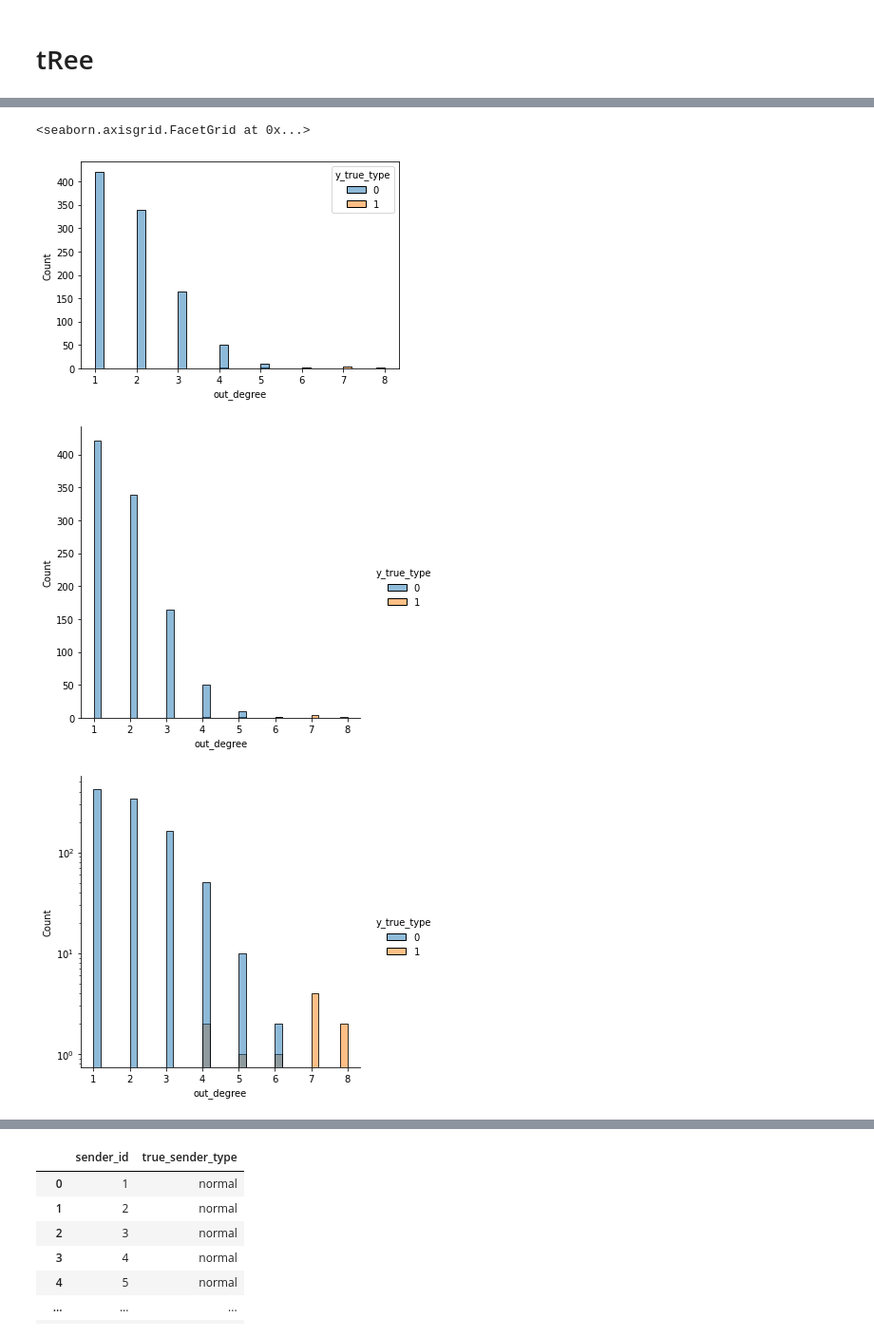
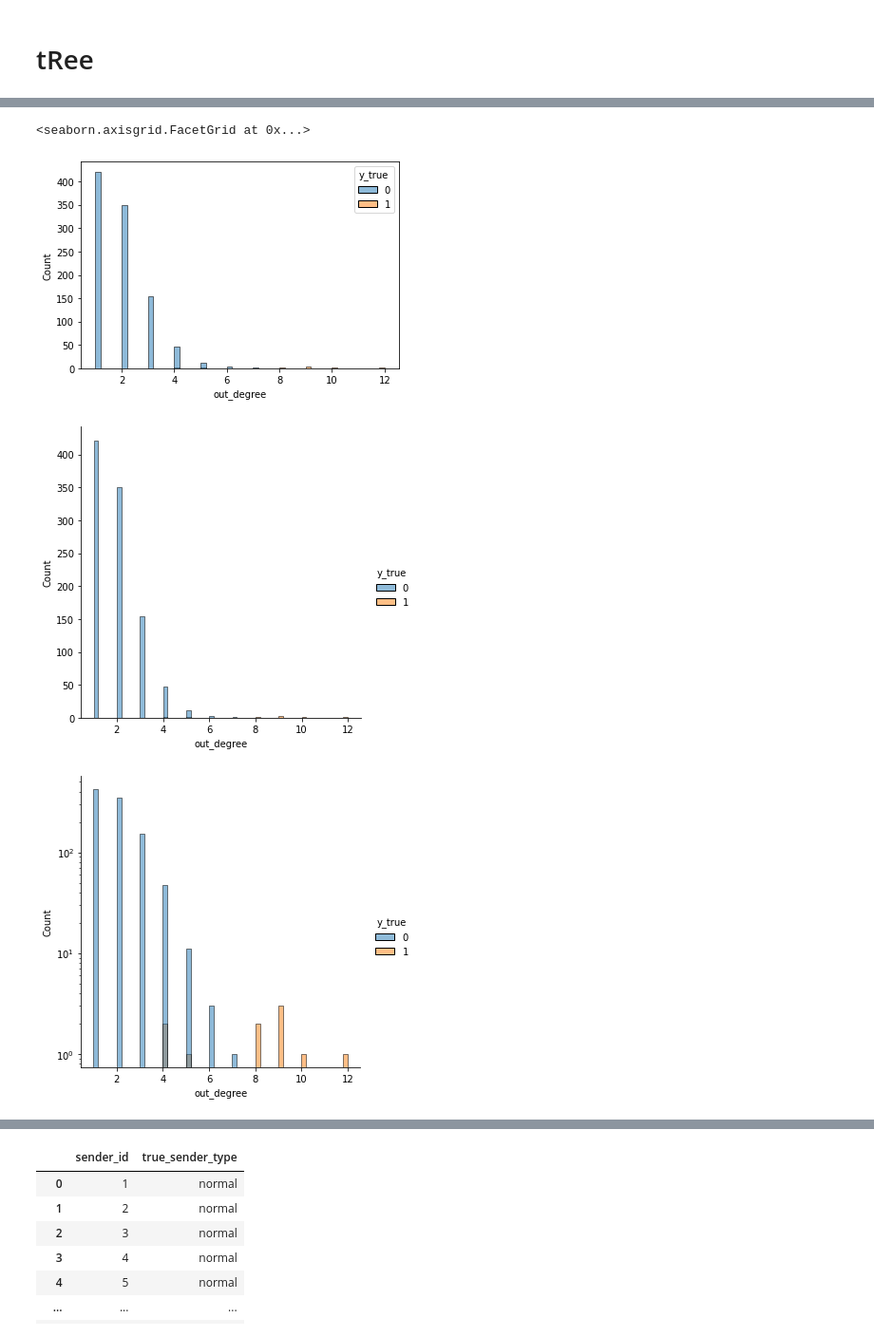
Before and after one commit to nouyang/fake-banking-data, a Jupyter notebook: tmp.ipynb, the cells around one changed output, grey strips where cells are left out. Shown at 95% size. Saved outputs shown, nothing was run; the diff lists cells and outputs as text; code cells hidden in the pictures.

Commit message:
almost down with vis for time window graph

```diff
--- a/tmp.ipynb
+++ b/tmp.ipynb
@@ -231,2 +216,0 @@ sender_info
-# %%
-X = sender_info[['txn_mean_time', 'in_degree', 'out_degree','y_true_type']]
@@ -312,0 +267,7 @@ sender_info.shape
+# %%
+sender_info = sender_info.merge(true_agent_labels)
+try:
+    sender_info.drop(['y_pred'], axis=1).to_csv('processed_for_X.csv')
+except:
+    sender_info.to_csv('processed_for_X.csv')
+sender_info
@@ -336,0 +346,12 @@ array([[0.09244698, 0.81985677],
+# %%
+def reset_X():
+    sender_info = pd.read_csv('./processed_for_X.csv')
+    sender_info = sender_info.merge(true_agent_labels)
+    sender_info = sender_info.merge(node_degs)
+    sender_info['y_true'] = sender_info.true_sender_type.apply(lambda x: 1 if x=='suspicious' else 0)
+    X = sender_info[['txn_mean_time', 'in_degree', 'out_degree','y_true', 'num_txns']]
+    #X = X.rename(columns={'y_true_type': 'y_true'})
+    #display('reset X, sample X', X.sample())
+    #display('reset X', X.columns)
+    return sender_info, X
+sender_info, X = reset_X()
@@ -343,7 +380,7 @@ X = sender_info[['out_degree']]
 #X = sender_info[['num_txns']]
 #X = sender_info[['txn_mean_time']]
 #X = np.random.random(sender_info.shape)
-y_true = sender_info.y_true_type
+y_true = sender_info.y_true
 
 clf = tree.DecisionTreeClassifier(max_depth=3)
 clf = clf.fit(X, y_true)
@@ -398,14 +432,14 @@ sns.displot(data=sender_info, x='in_degree', hue='y_true_type')
 # %%
-sns.histplot(data=sender_info, x='out_degree', hue='y_true_type')
-sns.displot(data=sender_info, x='out_degree', hue='y_true_type')
-g1 = sns.displot(data=sender_info, x='out_degree', hue='y_true_type', )
+sns.histplot(data=sender_info, x='out_degree', hue='y_true')
+sns.displot(data=sender_info, x='out_degree', hue='y_true')
+g1 = sns.displot(data=sender_info, x='out_degree', hue='y_true', )
 g1.set(yscale='log')
-g2 = sns.displot(data=sender_info, x='in_degree', hue='y_true_type', )
+g2 = sns.displot(data=sender_info, x='in_degree', hue='y_true', )
 g2.set(yscale='log')
 #sns.displot(data=sender_info[sender_info.y_true_type==1], x='out_degree', hue='y_true_type')
 #sns.displot(data=sender_info[sender_info.y_true_type==0], x='out_degree', hue='y_true_type')
 # %% [output]
 <seaborn.axisgrid.FacetGrid at 0x...>
-[figure, old version]
+[figure, new version]
-[figure, old version]
+[figure, new version]
-[figure, old version]
+[figure, new version]
```
Also changed, not shown: parts of 79 cells of this notebook, 7 other files.
